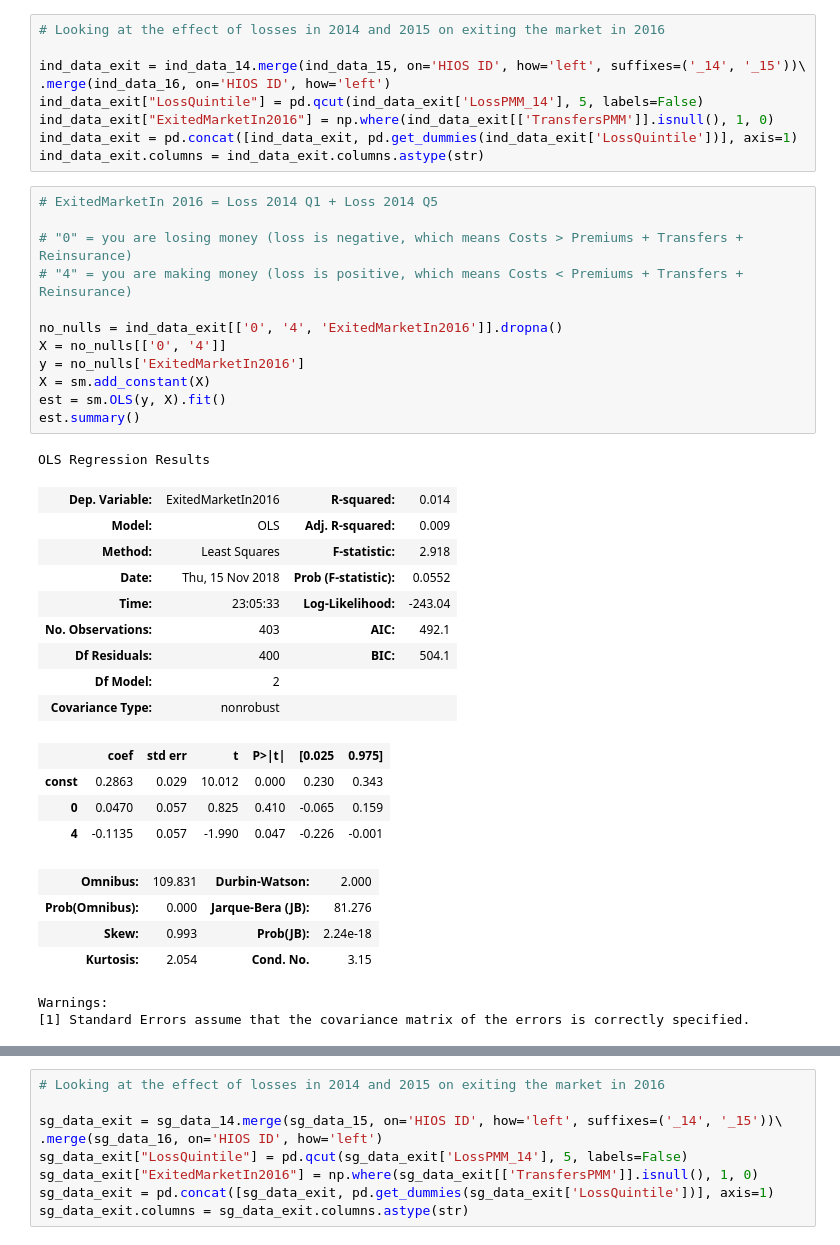
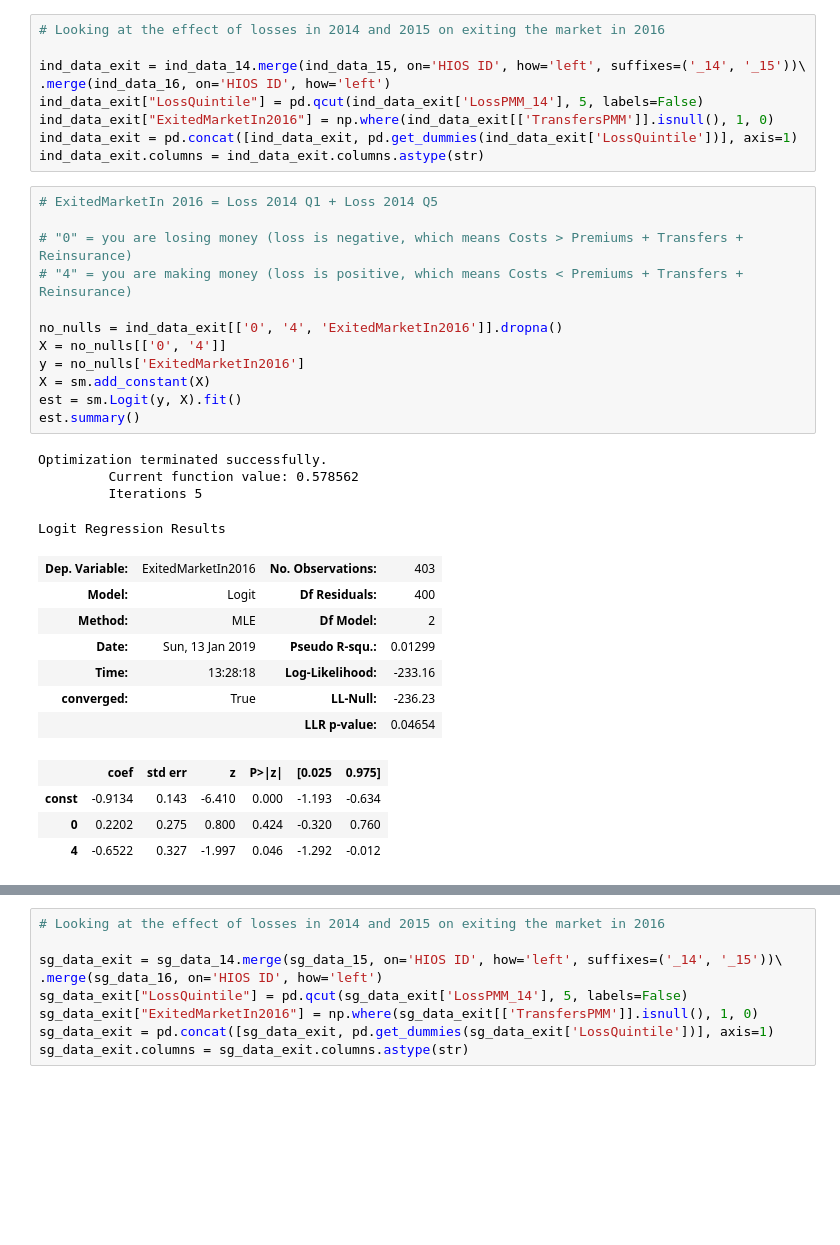
Before and after one commit to guanzgrace/risk-adjustment-model-validation, a Jupyter notebook: Validation.ipynb, the cells around one changed output, grey strips where cells are left out. Drawn from its saved outputs; the diff is of its cells as text; blank space fills up the shorter version.

Commit message:
fix N error in tables 1, 2; readme of this commit is inaccurate

```diff
--- a/Validation.ipynb
+++ b/Validation.ipynb
@@ -754,36 +735,31 @@ ind_data_exit.columns = ind_data_exit.columns.astype(str)
 # %%
 # ExitedMarketIn 2016 = Loss 2014 Q1 + Loss 2014 Q5
 
 # "0" = you are losing money (loss is negative, which means Costs > Premiums + Transfers + Reinsurance)
 # "4" = you are making money (loss is positive, which means Costs < Premiums + Transfers + Reinsurance)
 
 no_nulls = ind_data_exit[['0', '4', 'ExitedMarketIn2016']].dropna()
 X = no_nulls[['0', '4']]
 y = no_nulls['ExitedMarketIn2016']
 X = sm.add_constant(X)
-est = sm.OLS(y, X).fit()
+est = sm.Logit(y, X).fit()
 est.summary()
 # %% [output]
-OLS Regression Results
+Optimization terminated successfully.
+         Current function value: 0.578562
+         Iterations 5
+Logit Regression Results
-| Dep. Variable: | ExitedMarketIn2016 | R-squared: | 0.014 |
-| Model: | OLS | Adj. R-squared: | 0.009 |
-| Method: | Least Squares | F-statistic: | 2.918 |
-| Date: | Thu, 15 Nov 2018 | Prob (F-statistic): | 0.0552 |
-| Time: | 23:05:33 | Log-Likelihood: | -243.04 |
-| No. Observations: | 403 | AIC: | 492.1 |
-| Df Residuals: | 400 | BIC: | 504.1 |
-| Df Model: | 2 |  |  |
-| Covariance Type: | nonrobust |  |  |
+| Dep. Variable: | ExitedMarketIn2016 | No. Observations: | 403 |
+| Model: | Logit | Df Residuals: | 400 |
+| Method: | MLE | Df Model: | 2 |
+| Date: | Sun, 13 Jan 2019 | Pseudo R-squ.: | 0.01299 |
+| Time: | 13:28:18 | Log-Likelihood: | -233.16 |
+| converged: | True | LL-Null: | -236.23 |
+|  |  | LLR p-value: | 0.04654 |
-|  | coef | std err | t | P>|t| | [0.025 | 0.975] |
-| const | 0.2863 | 0.029 | 10.012 | 0.000 | 0.230 | 0.343 |
-| 0 | 0.0470 | 0.057 | 0.825 | 0.410 | -0.065 | 0.159 |
-| 4 | -0.1135 | 0.057 | -1.990 | 0.047 | -0.226 | -0.001 |
+|  | coef | std err | z | P>|z| | [0.025 | 0.975] |
+| const | -0.9134 | 0.143 | -6.410 | 0.000 | -1.193 | -0.634 |
+| 0 | 0.2202 | 0.275 | 0.800 | 0.424 | -0.320 | 0.760 |
+| 4 | -0.6522 | 0.327 | -1.997 | 0.046 | -1.292 | -0.012 |
-| Omnibus: | 109.831 | Durbin-Watson: | 2.000 |
-| Prob(Omnibus): | 0.000 | Jarque-Bera (JB): | 81.276 |
-| Skew: | 0.993 | Prob(JB): | 2.24e-18 |
-| Kurtosis: | 2.054 | Cond. No. | 3.15 |
-Warnings:
-[1] Standard Errors assume that the covariance matrix of the errors is correctly specified.
 # %%
 # ExitedMarketIn 2016 = Loss 2014 + Loss 2015
 
```
Also changed, not shown: parts of 22 cells of this notebook, 3 other files.
